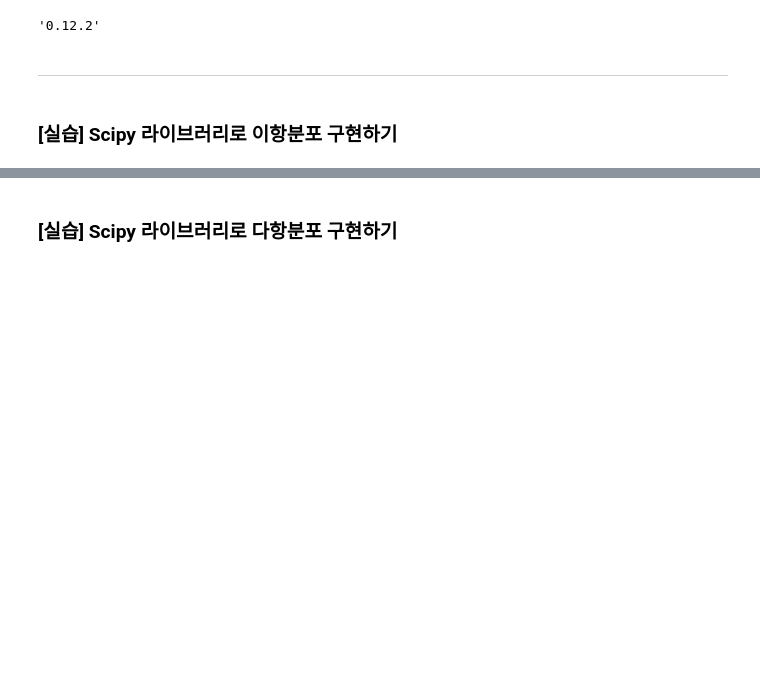
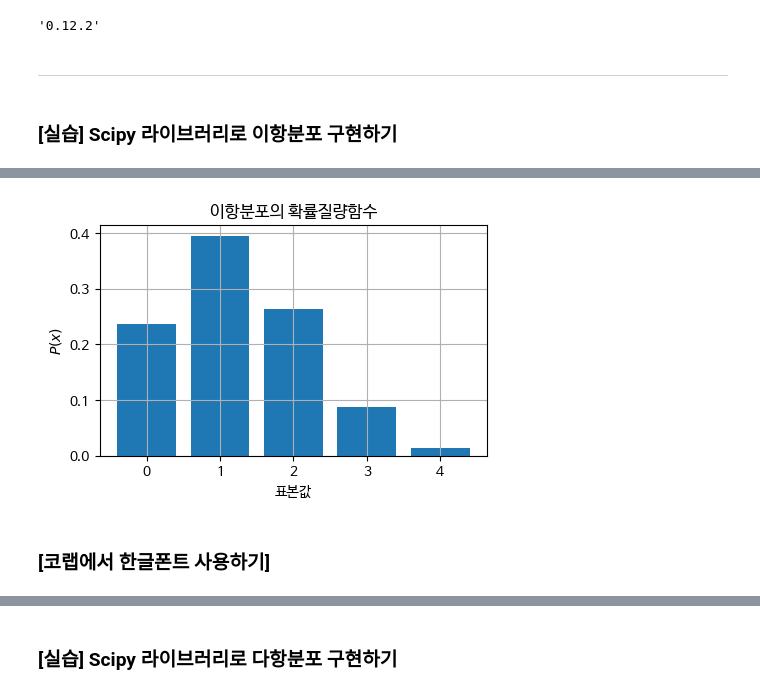
Before and after one commit to happinesslee/projectmanager, a Jupyter notebook: 2_데이터분석_01_기술통계기초_완성.ipynb, the cells around one changed output, grey strips where cells are left out. Drawn from its saved outputs; the diff is of its cells as text; code cells hidden in the pictures; blank space fills up the shorter version.

```diff
--- a/2_데이터분석_01_기술통계기초_완성.ipynb
+++ b/2_데이터분석_01_기술통계기초_완성.ipynb
@@ -150,20 +91,31 @@ X
 # %%
+import numpy as sp
 import scipy as sp
 import scipy.stats
 import matplotlib.pyplot as plt
 
-plt.rcParams['figure.figsize'] = (5,3)
-plt.rcParams['font.family'] = 'Malgun Gothic'  # '맑은 고딕'으로 설정
+plt.rcParams['figure.figsize'] = (5,3)         # 그래프 크기
 plt.rcParams['axes.unicode_minus'] = False     # 그래프에서 (-)숫자표시
+
+#[윈도우용 한글]
+#plt.rcParams['font.family'] = 'Malgun Gothic'  # '맑은 고딕'으로 설정
+
+#[코랩용 한글]
+plt.rc('font', family='NanumBarunGothic')        # 방법1
+plt.rcParams['font.family'] = 'NanumBarunGothic' # 방법2
 
 n = 5
 mu = 0.25
 rv = sp.stats.binom(n, mu)
 
 xx = np.arange(n)
 plt.bar(xx, rv.pmf(xx), align='center')
 plt.xlabel('표본값')
 plt.ylabel('$P(x)$')
 plt.title('이항분포의 확률질량함수')
 plt.grid()
 plt.show()
+# %% [output]
+[figure, added]
+# %% [markdown]
+### [코랩에서 한글폰트 사용하기]
```
Also changed, not shown: parts of 67 cells of this notebook.
